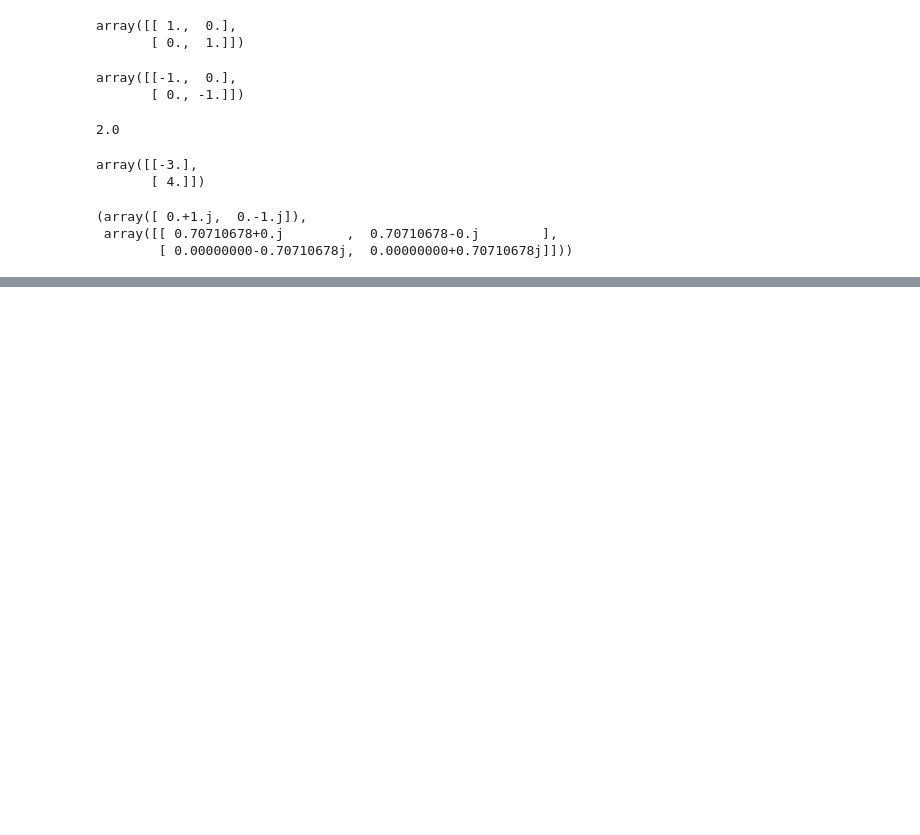
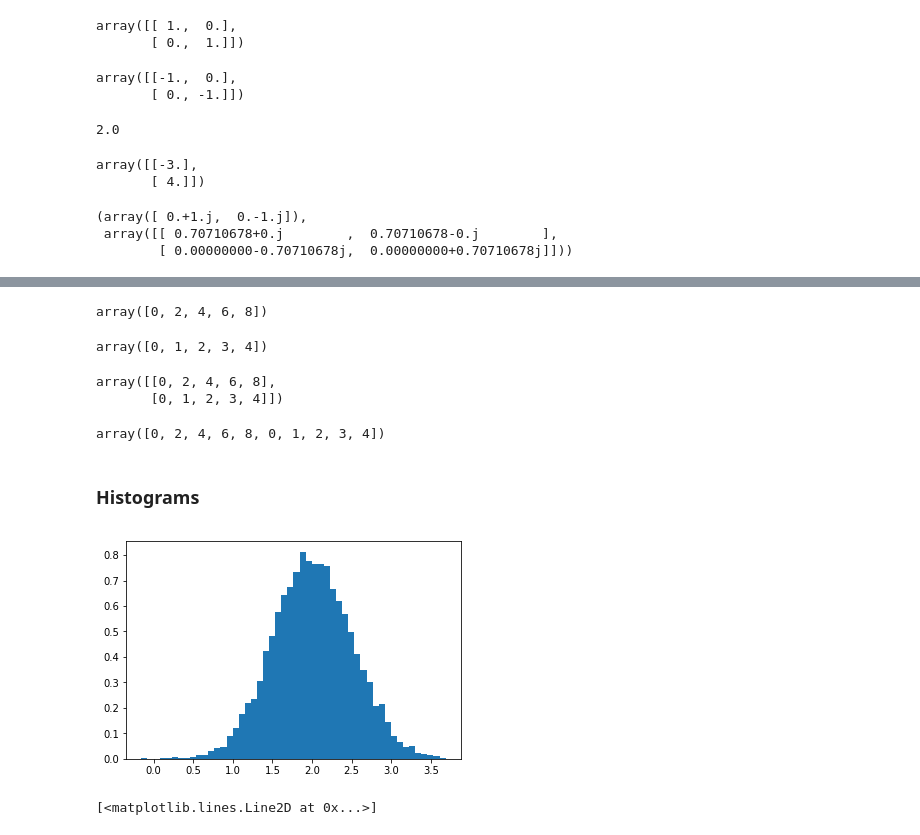
Before and after one commit to Hugo1030/deeplearning, a Jupyter notebook: numpy_tutorial.ipynb, the cells around one changed output, grey strips where cells are left out. Saved outputs shown, nothing was run; the diff lists cells and outputs as text; code cells hidden in the pictures; blank space fills up the shorter version.

```diff
--- a/numpy_tutorial.ipynb
+++ b/numpy_tutorial.ipynb
@@ -1024,0 +1055,29 @@ np.linalg.eig(j)
+# %%
+x
+# %% [output]
+array([0, 2, 4, 6, 8])
+# %%
+y
+# %% [output]
+array([0, 1, 2, 3, 4])
+# %%
+m
+# %% [output]
+array([[0, 2, 4, 6, 8],
+       [0, 1, 2, 3, 4]])
+# %%
+xy
+# %% [output]
+array([0, 2, 4, 6, 8, 0, 1, 2, 3, 4])
+# %% [markdown]
+### Histograms
+# %%
+import numpy as np
+import matplotlib.pyplot as plt
+
+mu, sigma =2, 0.5
+v = np.random.normal(mu,sigma,10000)
+plt.hist(v, bins=50, normed=1)
+plt.show()
+# %% [output]
+[figure, added]
@@ -1024,0 +1086,4 @@ np.linalg.eig(j)
+# %%
+plt.plot(.5*(bins[1:]+bins[:-1]), n)
+# %% [output]
+[<matplotlib.lines.Line2D at 0x...>]
```
Also changed, not shown: parts of 8 cells of this notebook.
